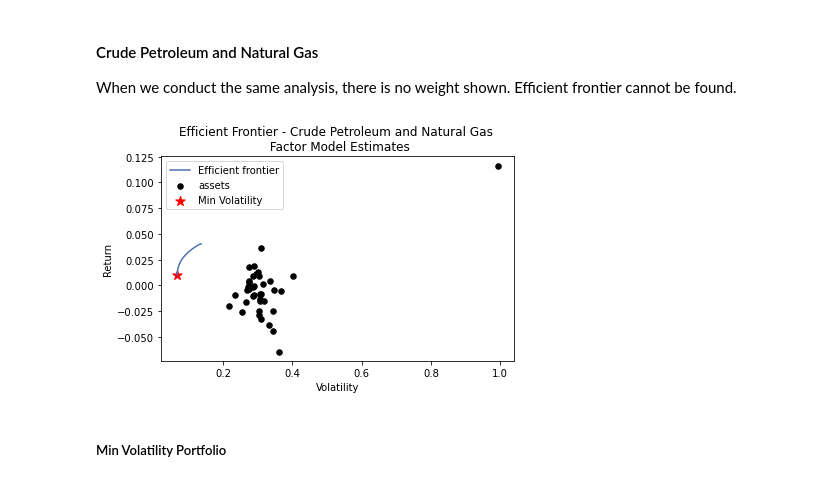
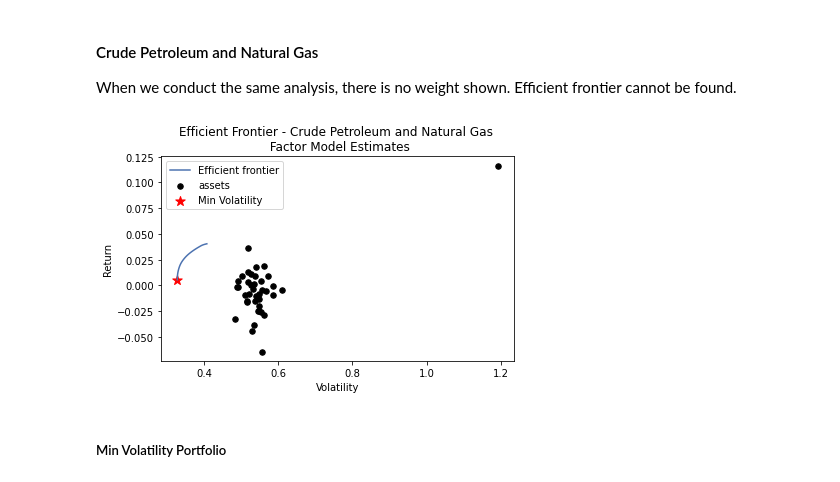
Before and after one commit to richardye101/ubineer_nlp_research, a Jupyter notebook: content/peitong/3.3_Minimum_Variance_Analysis-Factor_Model.ipynb, the cells around one changed output. Cells and saved outputs as stored; diff of their text form; code cells hidden in the pictures.

```diff
--- a/content/peitong/3.3_Minimum_Variance_Analysis-Factor_Model.ipynb
+++ b/content/peitong/3.3_Minimum_Variance_Analysis-Factor_Model.ipynb
@@ -480,41 +480,42 @@ r = r_selected.T[LIST].T
 
 coef_mat = pd.DataFrame(0, index = r.columns, columns = range(n_components))
 
-LR = LinearRegression(normalize=True)
+LR = LinearRegression()
+
 for i in range(len(r.columns)):
     date = r.columns[i]
     r_t_i = r[date]
     reg = LR.fit(B_matrix, r_t_i)
     coef_mat.iloc[i] = reg.coef_
 
 prediction = B_matrix.dot(coef_mat.T)
 residual = r - prediction
 
 cov_Factor_Model = pd.DataFrame(np.array(B_matrix.dot(coef_mat.cov()).dot(B_matrix.T)) + np.diag(np.diag(residual.T.cov()))).set_index(B_matrix.index)
 cov_Factor_Model.columns = B_matrix.index
 cov_Factor_Model
 
 # perform minimum variance analysis
 ef1 = EfficientFrontier(mu_sample, cov_Factor_Model, weight_bounds=(0, 0.2))
 
 fig, ax = plt.subplots()
 plotting.plot_efficient_frontier(ef1, ax=ax, show_assets=True)
 
 # Find and plot the tangency portfolio
 ef2 = EfficientFrontier(mu_sample, cov_Factor_Model, weight_bounds=(0, 0.2))
 # min volatility
 ef2.min_volatility()
 ret_tangent, std_tangent, _ = ef2.portfolio_performance()
 ax.scatter(std_tangent, ret_tangent, marker="*", s=100, c="r", label="Min Volatility")
 
 # Format
 ax.set_title("Efficient Frontier - %s \n Factor Model Estimates" %industry_name)
 ax.legend()
 plt.tight_layout()
 plt.savefig('images/Efficient_Frontier_Factor_Model_Estimates' + str(industry_name) + '.png', dpi=200, bbox_inches='tight')
 plt.show()
 # %% [output]
-[figure, old version]
+[figure, new version]
 # %% [markdown]
 ##### Min Volatility Portfolio
 # %% [markdown]
```
Also changed, not shown: parts of 13 cells of this notebook, 25 other files.
